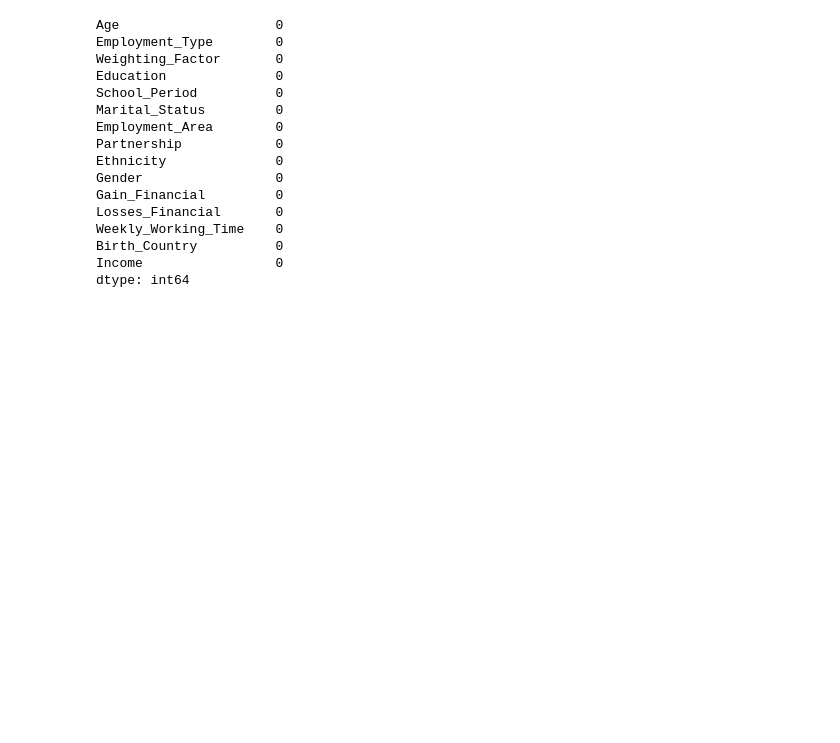
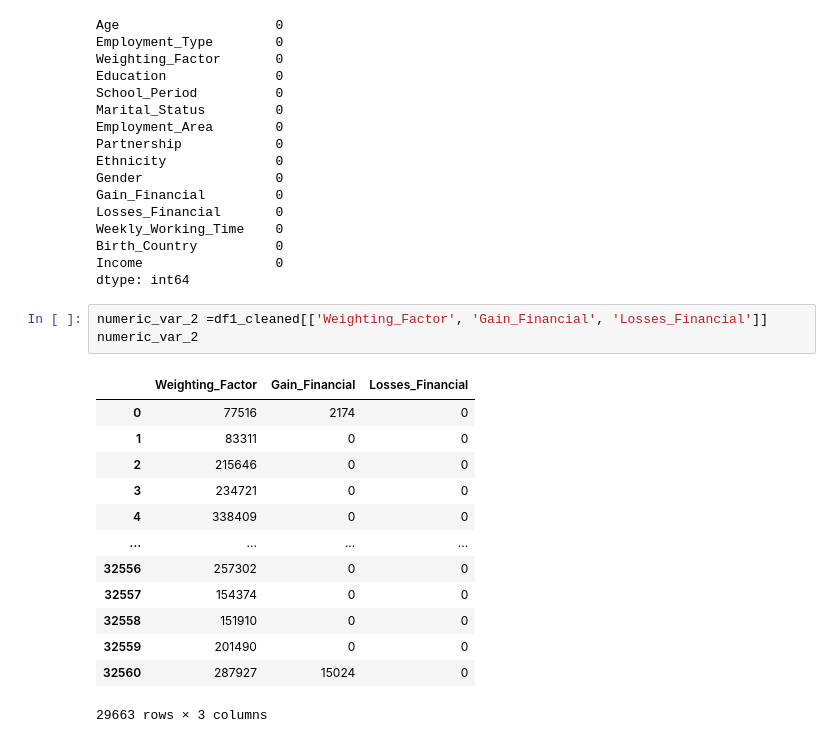
Before and after one commit to Inupa6677/Income-prediction-using-adult-data, a Jupyter notebook: ML Coursework 2024.ipynb, the cells around one changed output. Cells and saved outputs as stored; diff of their text form; blank space fills up the shorter version.

```diff
--- a/ML Coursework 2024.ipynb
+++ b/ML Coursework 2024.ipynb
@@ -505,3 +523,20 @@ Weekly_Working_Time    0
 Birth_Country          0
 Income                 0
 dtype: int64
+# %%
+numeric_var_2 =df1_cleaned[['Weighting_Factor', 'Gain_Financial', 'Losses_Financial']]
+numeric_var_2
+# %% [output]
+|  | Weighting_Factor | Gain_Financial | Losses_Financial |
+| 0 | 77516 | 2174 | 0 |
+| 1 | 83311 | 0 | 0 |
+| 2 | 215646 | 0 | 0 |
+| 3 | 234721 | 0 | 0 |
+| 4 | 338409 | 0 | 0 |
+| ... | ... | ... | ... |
+| 32556 | 257302 | 0 | 0 |
+| 32557 | 154374 | 0 | 0 |
+| 32558 | 151910 | 0 | 0 |
+| 32559 | 201490 | 0 | 0 |
+| 32560 | 287927 | 15024 | 0 |
+29663 rows × 3 columns
```
Also changed, not shown: parts of 14 cells of this notebook, 1 other file.
